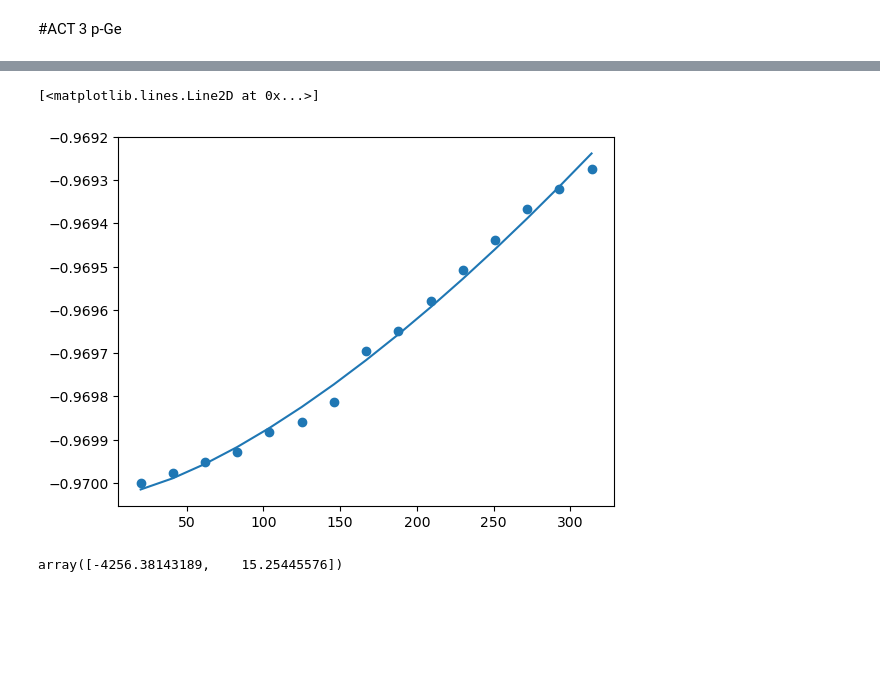
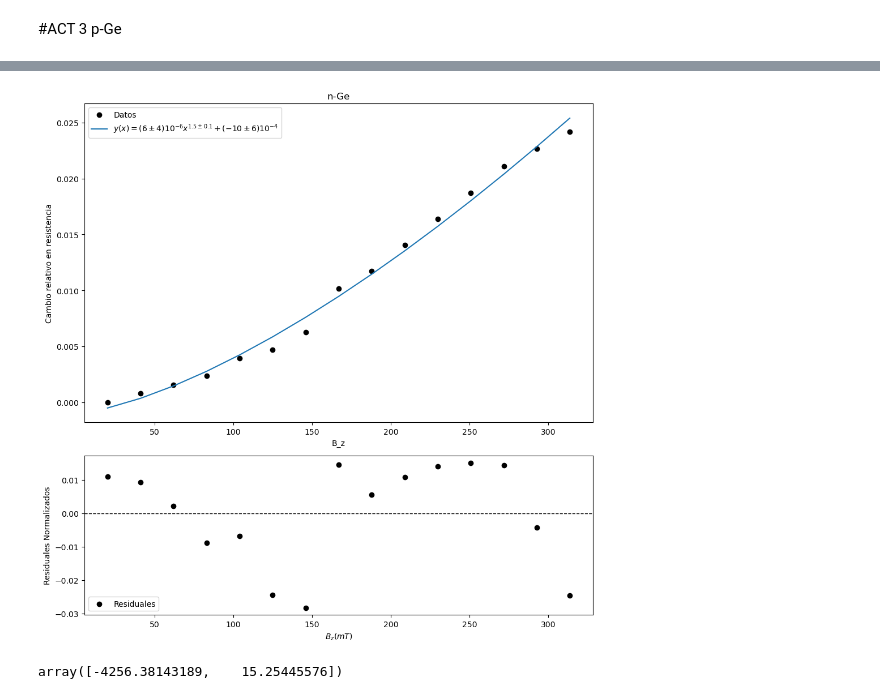
Before and after one commit to QuantumPower4/LabIntermedio2024-2, a Jupyter notebook: Efecto Hall/EfectoHall.ipynb, the cells around one changed output, grey strips where cells are left out. Cells and saved outputs as stored; diff of their text form; code cells hidden in the pictures; blank space fills up the shorter version.

```diff
--- a/Efecto Hall/EfectoHall.ipynb
+++ b/Efecto Hall/EfectoHall.ipynb
@@ -726,16 +766,21 @@ plt.plot(Bz1p, PowerLaw(Bz1p,*poptp))
 # %%
-Bz1n = np.array([20.0187, 41.0047, 61.9907, 82.9767,
-    103.9627, 124.9487, 145.9347, 166.9207, 187.9067,
-    208.8927, 229.8787, 250.8647, 271.8507, 292.8367,
-    313.8227])
+Ib1n = np.array([0.1, 0.2, 0.3, 0.4, 0.5, 0.6, 0.7, 0.8, 0.9, 1, 1.1, 1.2, 1.3, 1.4, 1.5])
+Bz1n = linear_function(Ib1n,*popt)
 
 VLn2 = np.array([1.281, 1.282, 1.283, 1.284,
     1.286, 1.287, 1.289, 1.294, 1.296,
     1.299, 1.302, 1.305, 1.308, 1.31,
     1.312])
 
+sigma_Bz1n = sigma_Bz(Ib1n,slope,intercept,0.01,slope_std_err, intercept_std_err)
+
 R0n = 1.281/(30*1e-3)
+sigma_R0n = np.sqrt((0.001**2*(30*1e-3)**2 + (1*1e-3)**2*1.281**2)/(30*1e-3)**4)
 
-coef_values1n = (VLn2 - R0n) / R0n
+Rmn = VLn2/(30*1e-3)
+sigma_Rmn = np.sqrt((0.001**2*(30*1e-3)**2 + (1*1e-3)**2*VLn2**2)/(30*1e-3)**4)
+
+coef_values1n = (Rmn - R0n) / R0n
+sigma_coef_values1n = np.sqrt( ( sigma_Rmp**2*R0p**2 + sigma_R0p**2*Rmp**2) / (R0p**4) )
 # %%
 poptn, pcovn = curve_fit(PowerLaw, Bz1n, coef_values1n)
@@ -745,9 +791,26 @@ array([ 1.71011561e-07,  1.46809962e+00, -9.70029532e-01])
 # %%
-plt.scatter(Bz1n,coef_values1n)
-plt.plot(Bz1n, PowerLaw(Bz1n,*poptn))
+fig, ax = plt.subplots(2, 1, figsize=(10, 10), gridspec_kw={'height_ratios': [2, 1]})
+
+ax[0].scatter(Bz1n,coef_values1n,label="Datos",color="k")
+ax[0].plot(Bz1n, PowerLaw(Bz1n,*poptn), label="$y(x) = (6 \pm 4 )10^{-6} x^{1.5\pm0.1} + (-10 \pm 6)10^{-4}$")
+ax[0].set_xlabel("B_z")
+ax[0].set_ylabel("Cambio relativo en resistencia")
+ax[0].set_title("n-Ge")
+ax[0].legend()
+
+residuals_polin = (coef_values1n - PowerLaw(Bz1n,*poptn))/sigma_coef_values1n
+
+ax[1].scatter(Bz1n, residuals_polin, alpha=1, label='Residuales', color = "k")
+ax[1].axhline(0, color='black', linewidth=1, linestyle='--')
+ax[1].set_xlabel('$B_z (mT)$')
+ax[1].set_ylabel('Residuales Normalizados')
+ax[1].legend(loc='lower left')
+
+
+plt.tight_layout()
+plt.show()
 # %% [output]
-[<matplotlib.lines.Line2D at 0x...>]
-[figure, old version]
+[figure, new version]
 # %%
 #Actividad 4
 #4.1 p-Ge
```
Also changed, not shown: parts of 11 cells of this notebook, 10 other files.
